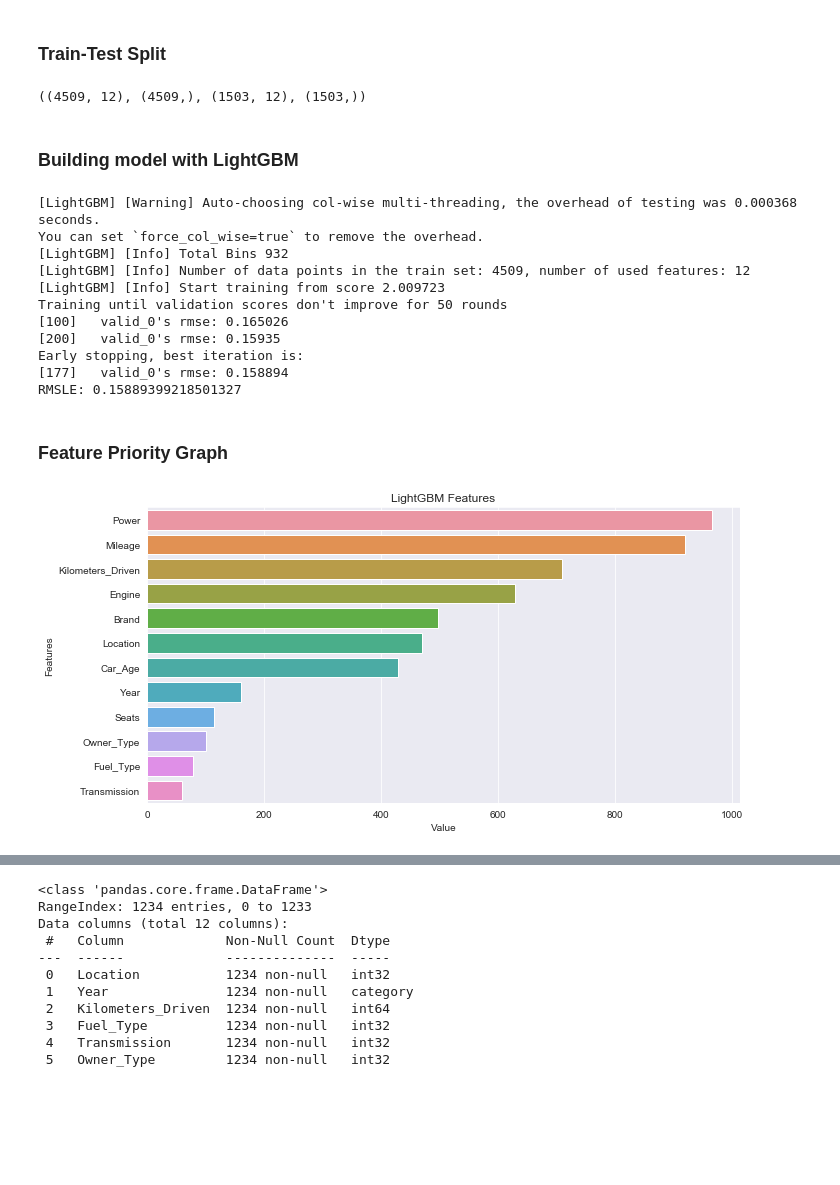
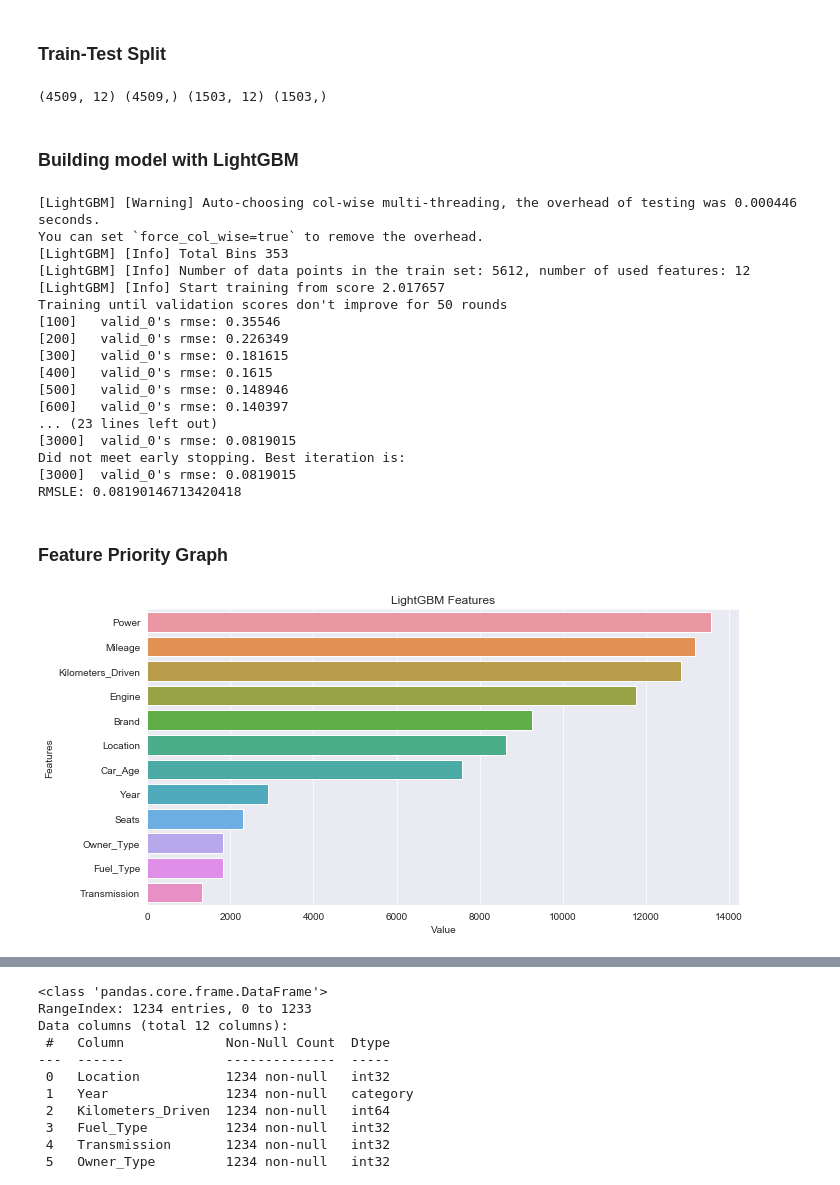
Before and after one commit to Arjun-Gopinath/Price-Foreteller-for-Preowned-Cars, a Jupyter notebook: Group 13 project works.ipynb, the cells around one changed output, grey strips where cells are left out. Cells and saved outputs as stored; diff of their text form; code cells hidden in the pictures; blank space fills up the shorter version.

```diff
--- a/Group 13 project works.ipynb
+++ b/Group 13 project works.ipynb
@@ -461,9 +470,9 @@ y = train_df['Price'].values
 from sklearn.model_selection import train_test_split
 X_train, X_cv, y_train, y_cv = train_test_split(X, y, test_size=0.25, random_state=1)
 # %%
-X_train.shape, y_train.shape, X_cv.shape, y_cv.shape
+print(X_train.shape, y_train.shape, X_cv.shape, y_cv.shape)
 # %% [output]
-((4509, 12), (4509,), (1503, 12), (1503,))
+(4509, 12) (4509,) (1503, 12) (1503,)
 # %% [markdown]
 ### Building model with LightGBM
 # %%
@@ -477,9 +486,10 @@ test_data = lgb.Dataset(X_cv, label=y_cv)
 param = {'objective': 'regression',
          'boosting': 'gbdt',
          'metric': 'l2_root',
-         'learning_rate': 0.1,
-         'num_iterations': 2000,
+         'learning_rate': 0.01,
+         'num_iterations': 3000,
          'num_leaves': 30,
+         'max_bin':63,
          'max_depth': -1,
          'min_data_in_leaf': 4,
          'bagging_fraction': 0.78,
@@ -496,28 +506,34 @@ lgbm = lgb.train(params=param,
 y_pred_lgbm = lgbm.predict(X_cv)
 print('RMSLE:', sqrt(mean_squared_log_error(np.expm1(y_cv), np.expm1(y_pred_lgbm))))
 # %% [output]
-[LightGBM] [Warning] Auto-choosing col-wise multi-threading, the overhead of testing was 0.000368 seconds.
+[LightGBM] [Warning] Auto-choosing col-wise multi-threading, the overhead of testing was 0.000446 seconds.
 You can set `force_col_wise=true` to remove the overhead.
-[LightGBM] [Info] Total Bins 932
-[LightGBM] [Info] Number of data points in the train set: 4509, number of used features: 12
-[LightGBM] [Info] Start training from score 2.009723
+[LightGBM] [Info] Total Bins 353
+[LightGBM] [Info] Number of data points in the train set: 5612, number of used features: 12
+[LightGBM] [Info] Start training from score 2.017657
 Training until validation scores don't improve for 50 rounds
-[100]   valid_0's rmse: 0.165026
-[200]   valid_0's rmse: 0.15935
-Early stopping, best iteration is:
-[177]   valid_0's rmse: 0.158894
-RMSLE: 0.15889399218501327
+[100]   valid_0's rmse: 0.35546
+[200]   valid_0's rmse: 0.226349
+[300]   valid_0's rmse: 0.181615
+[400]   valid_0's rmse: 0.1615
+[500]   valid_0's rmse: 0.148946
+[600]   valid_0's rmse: 0.140397
+... (23 lines left out)
+[3000]  valid_0's rmse: 0.0819015
+Did not meet early stopping. Best iteration is:
+[3000]  valid_0's rmse: 0.0819015
+RMSLE: 0.08190146713420418
 # %% [markdown]
 ### Feature Priority Graph
 # %%
-feature_imp = pd.DataFrame(sorted(zip(lgbm.feature_importance(), X.columns), reverse=True)[:15],
+feature_imp = pd.DataFrame(sorted(zip(lgbm.feature_importance(), X.columns), reverse=True),
                            columns=['Value','Features'])
 plt.figure(figsize=(10, 5))
 sns.barplot(x="Value", y="Features", data=feature_imp.sort_values(by="Value", ascending=False))
 plt.title('LightGBM Features')
 plt.tight_layout()
 plt.show()
 # %% [output]
-[figure, old version]
+[figure, new version]
 # %%
 Xtest = test_df
```
Also changed, not shown: parts of 11 cells of this notebook, 5 other files.
